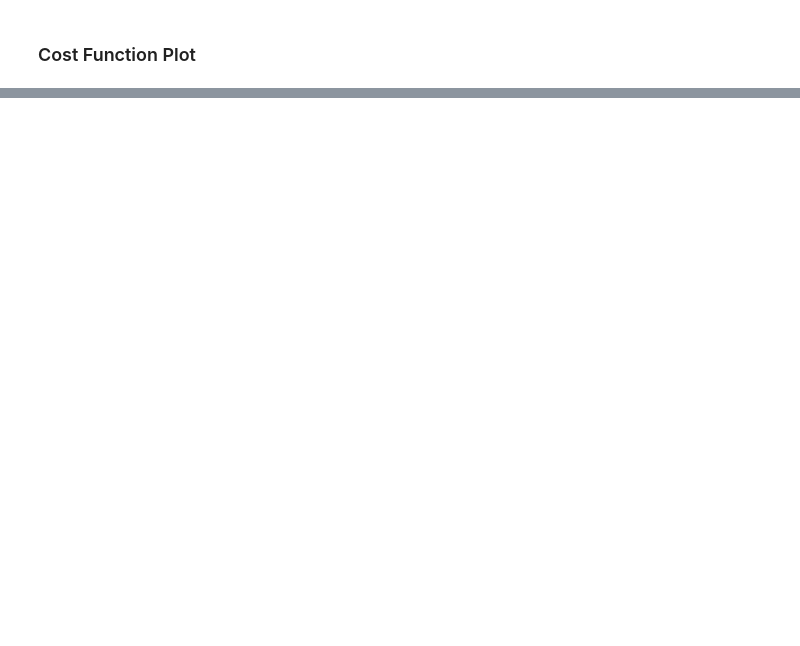
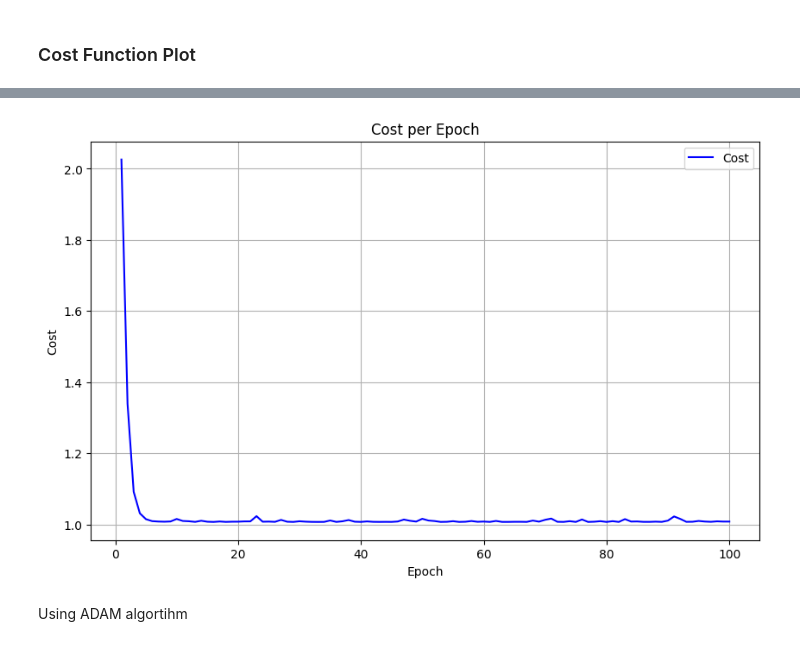
Before and after one commit to rodriguezhh/mys_project, a Jupyter notebook: main.ipynb, the cells around one changed output, grey strips where cells are left out. Saved outputs shown, nothing was run; the diff lists cells and outputs as text; code cells hidden in the pictures; blank space fills up the shorter version.

```diff
--- a/main.ipynb
+++ b/main.ipynb
@@ -559,0 +624,6 @@ plot_cost(cost_minibatch)
+# %%
+weights_minibatch_RMSprop, cost_minibatch_RMSprop, time_minibatch_RMSprop = minibatch_train(data, mean_square_error_batch, 100, 32, learning_rate=0.001)
+print('El valor de los coeficientes en la epoca 100 es a1='+str(weights_minibatch_RMSprop[0])
+      +' a2='+str(weights_minibatch_RMSprop[1])+' b1='+str(weights_minibatch_RMSprop[2])+' b2='+str(weights_minibatch_RMSprop[3])
+      +' c1='+str(weights_minibatch_RMSprop[4]))
+print('Elapsed time: '+str(time_minibatch_RMSprop)+' seconds')
@@ -559,0 +648,6 @@ plot_cost(cost_minibatch)
+# %%
+plot_cost(cost_minibatch_RMSprop)
+# %% [output]
+[figure, added]
+# %% [markdown]
+Using ADAM algortihm
```
Also changed, not shown: parts of 12 cells of this notebook.
